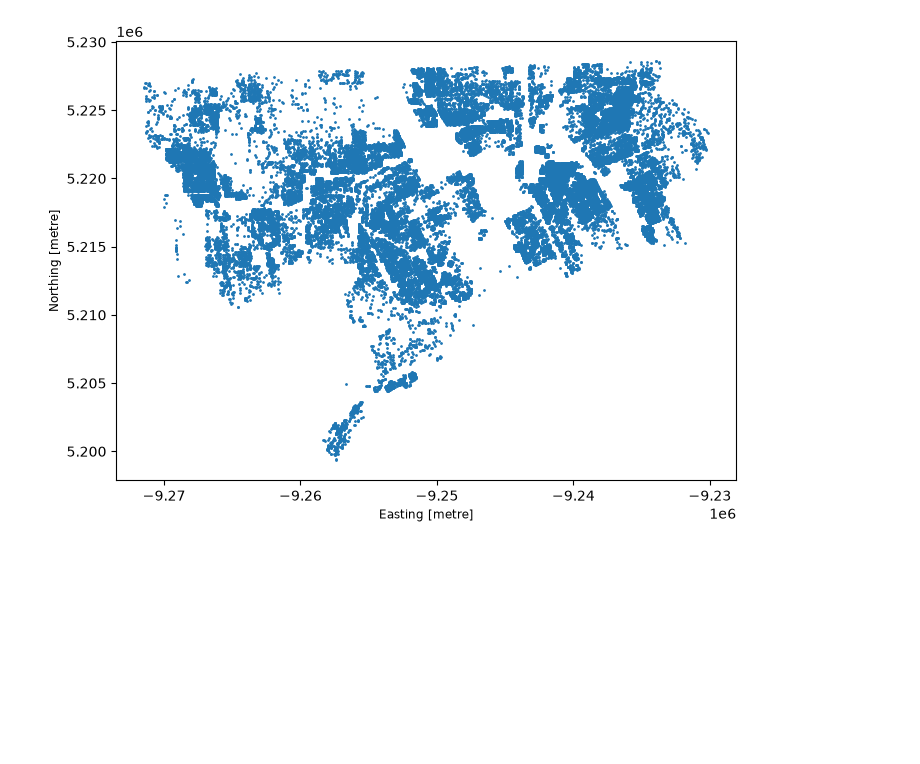
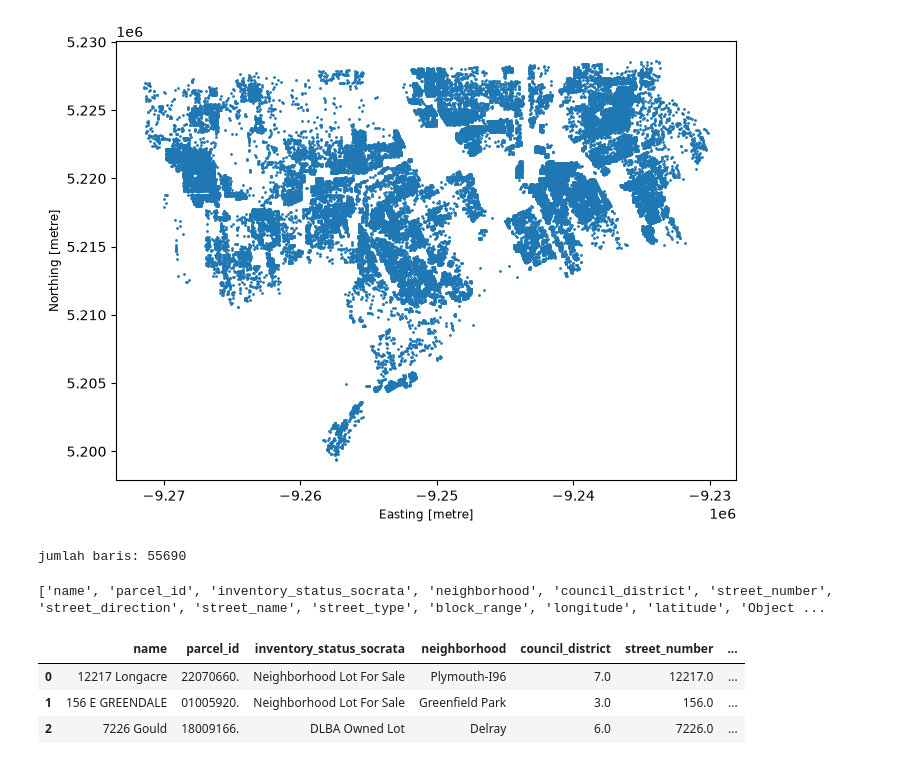
Before and after one commit to faza-dzaki/detroit-urban-farm-suitability, a Jupyter notebook: notebooks/01_explore.ipynb, the cells around one changed output. Drawn from its saved outputs; the diff is of its cells as text; code cells hidden in the pictures; blank space fills up the shorter version.

```diff
--- a/notebooks/01_explore.ipynb
+++ b/notebooks/01_explore.ipynb
@@ -37,3 +37,23 @@ gdf.plot(markersize=1,figsize=(8,8))
 # %% [output]
 <Axes: xlabel='Easting [metre]', ylabel='Northing [metre]'>
 [figure]
+# %%
+print("jumlah baris:", len(gdf))
+print()
+
+for col in gdf.columns:
+    if gdf[col].dtype == "object" and gdf[col].nunique() <= 15:
+        print("=== Kolom:", col, "===")
+        print(gdf[col].value_counts(dropna=False))
+        print()
+# %% [output]
+jumlah baris: 55690
+# %%
+print(gdf.columns.tolist())
+gdf.head(3)
+# %% [output]
+['name', 'parcel_id', 'inventory_status_socrata', 'neighborhood', 'council_district', 'street_number', 'street_direction', 'street_name', 'street_type', 'block_range', 'longitude', 'latitude', 'Object ...
+|  | name | parcel_id | inventory_status_socrata | neighborhood | council_district | street_number | ... |
+| 0 | 12217 Longacre | 22070660. | Neighborhood Lot For Sale | Plymouth-I96 | 7.0 | 12217.0 | ... |
+| 1 | 156 E GREENDALE | 01005920. | Neighborhood Lot For Sale | Greenfield Park | 3.0 | 156.0 | ... |
+| 2 | 7226 Gould | 18009166. | DLBA Owned Lot | Delray | 6.0 | 7226.0 | ... |
```
Also changed, not shown: parts of 4 cells of this notebook.
